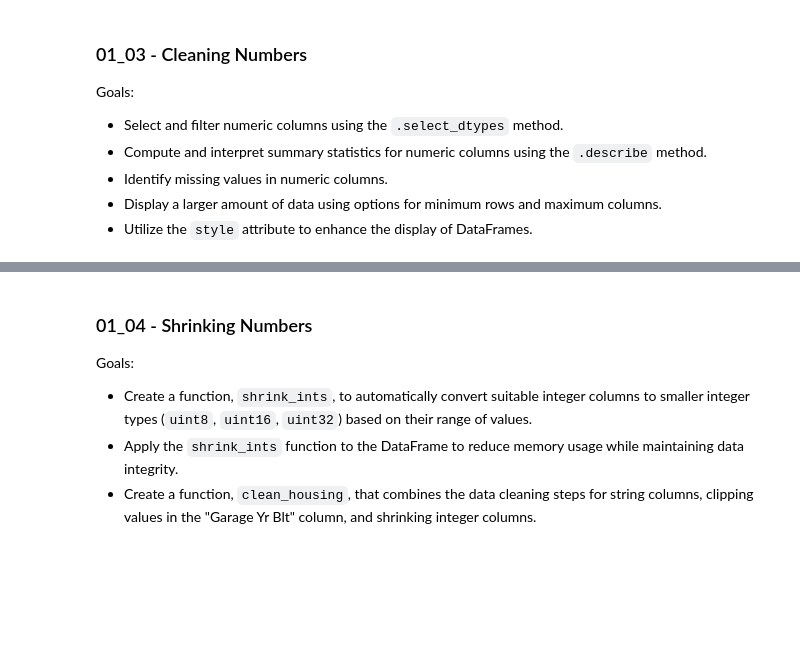
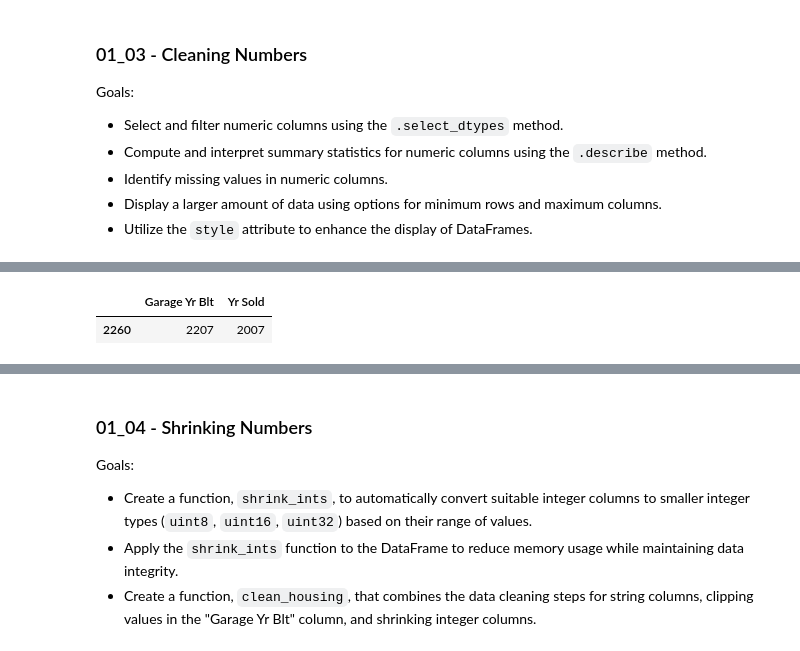
Before and after one commit to joelem/python-statistics-essential-training-4433355, a Jupyter notebook: PyStats.ipynb, the cells around one changed output, grey strips where cells are left out. Drawn from its saved outputs; the diff is of its cells as text; code cells hidden in the pictures; blank space fills up the shorter version.

```diff
--- a/PyStats.ipynb
+++ b/PyStats.ipynb
@@ -490,9 +655,14 @@ df.filter?
 # %%
 # Any columns with Yr > 2023
 (df
- .filter(like='Yr')
- .pipe(lambda df_: df_[df_.gt(2023).any(axis='columns')])
+ .filter(like='Yr') #finds columns
+ .pipe(lambda df_: df_[df_ \
+                       .gt(2023) \
+                        .any(axis='columns')]) #greater than 2023
 )
+# %% [output]
+|  | Garage Yr Blt | Yr Sold |
+| 2260 | 2207 | 2007 |
 # %%
 # What about "Year" columns?
 (df
```
Also changed, not shown: parts of 17 cells of this notebook.
